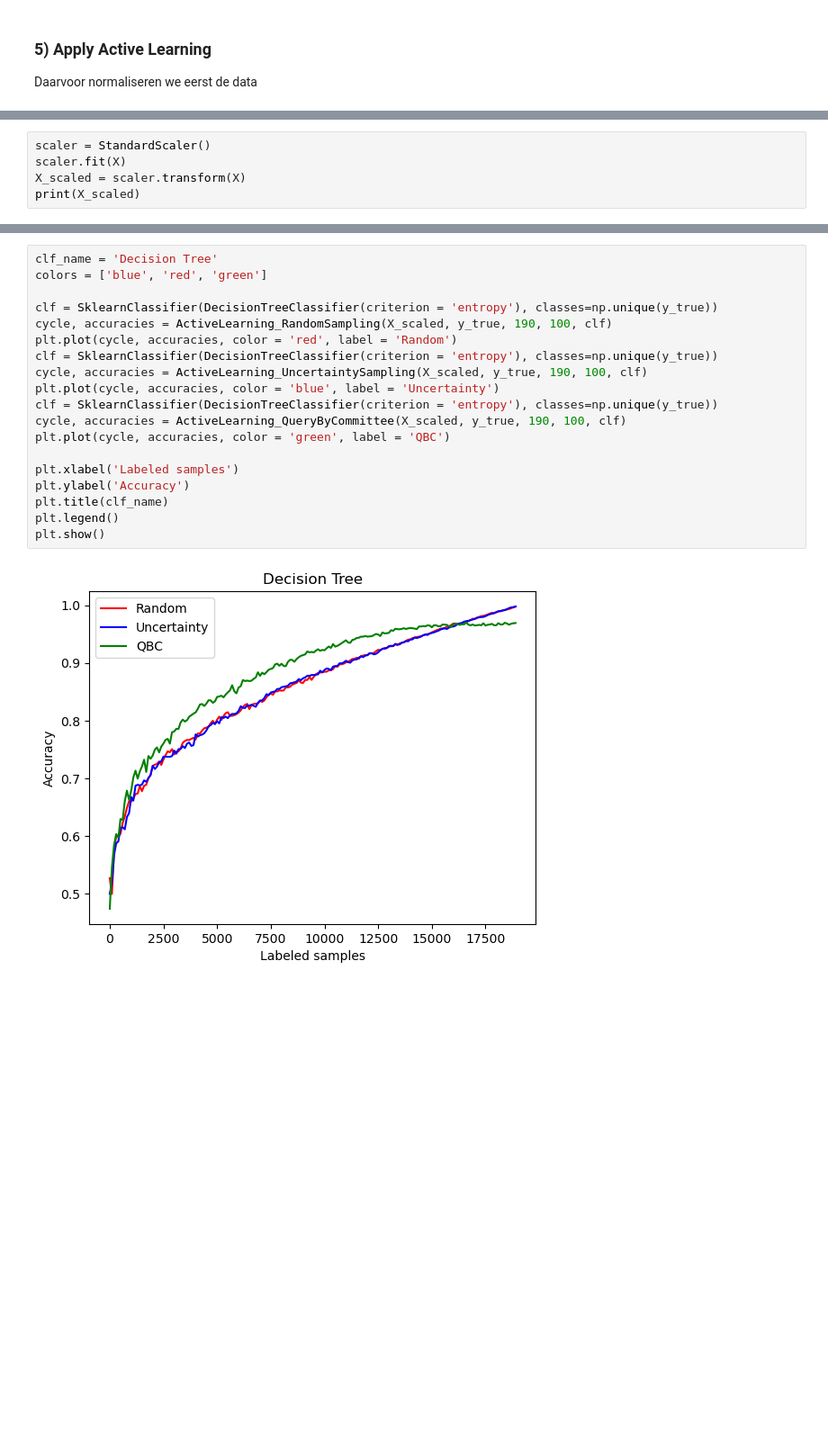
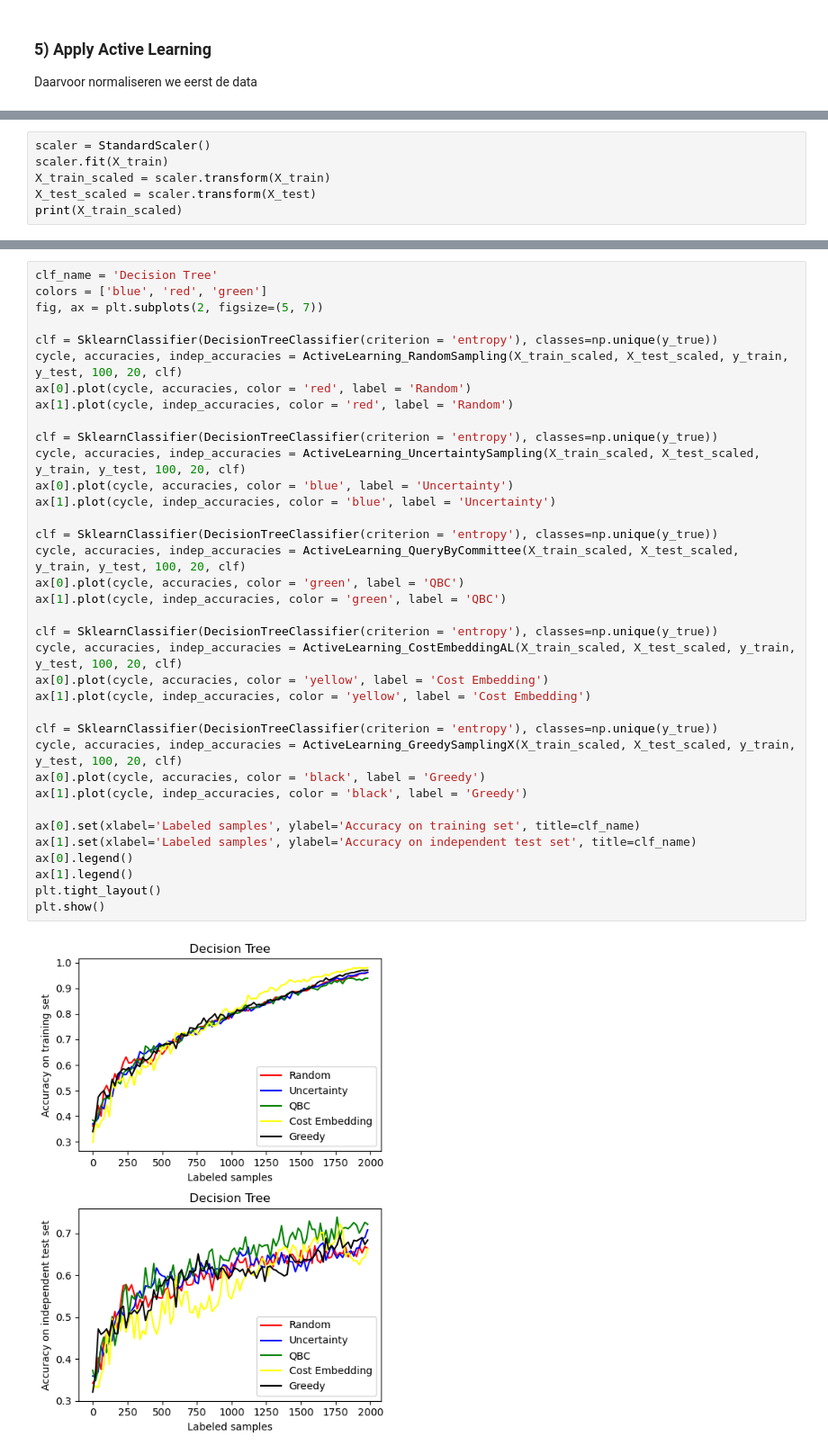
Before and after one commit to silkevdschueren/ActiveML_project, a Jupyter notebook: Active-Learning_DecisionTree.ipynb, the cells around one changed output, grey strips where cells are left out. Shown at 90% size. Drawn from its saved outputs; the diff is of its cells as text; blank space fills up the shorter version.

```diff
--- a/Active-Learning_DecisionTree.ipynb
+++ b/Active-Learning_DecisionTree.ipynb
@@ -136,6 +116,7 @@ print(X)
 # %%
 scaler = StandardScaler()
-scaler.fit(X)
-X_scaled = scaler.transform(X)
-print(X_scaled)
+scaler.fit(X_train)
+X_train_scaled = scaler.transform(X_train)
+X_test_scaled = scaler.transform(X_test)
+print(X_train_scaled)
 # %% [output]
@@ -280,21 +161,38 @@ Decision Tree
 # %%
 clf_name = 'Decision Tree'
 colors = ['blue', 'red', 'green']
+fig, ax = plt.subplots(2, figsize=(5, 7))
 
 clf = SklearnClassifier(DecisionTreeClassifier(criterion = 'entropy'), classes=np.unique(y_true))
-cycle, accuracies = ActiveLearning_RandomSampling(X_scaled, y_true, 190, 100, clf)
-plt.plot(cycle, accuracies, color = 'red', label = 'Random')
+cycle, accuracies, indep_accuracies = ActiveLearning_RandomSampling(X_train_scaled, X_test_scaled, y_train, y_test, 100, 20, clf)
+ax[0].plot(cycle, accuracies, color = 'red', label = 'Random')
+ax[1].plot(cycle, indep_accuracies, color = 'red', label = 'Random')
+
 clf = SklearnClassifier(DecisionTreeClassifier(criterion = 'entropy'), classes=np.unique(y_true))
-cycle, accuracies = ActiveLearning_UncertaintySampling(X_scaled, y_true, 190, 100, clf)
-plt.plot(cycle, accuracies, color = 'blue', label = 'Uncertainty')
+cycle, accuracies, indep_accuracies = ActiveLearning_UncertaintySampling(X_train_scaled, X_test_scaled, y_train, y_test, 100, 20, clf)
+ax[0].plot(cycle, accuracies, color = 'blue', label = 'Uncertainty')
+ax[1].plot(cycle, indep_accuracies, color = 'blue', label = 'Uncertainty')
+
 clf = SklearnClassifier(DecisionTreeClassifier(criterion = 'entropy'), classes=np.unique(y_true))
-cycle, accuracies = ActiveLearning_QueryByCommittee(X_scaled, y_true, 190, 100, clf)
-plt.plot(cycle, accuracies, color = 'green', label = 'QBC')
+cycle, accuracies, indep_accuracies = ActiveLearning_QueryByCommittee(X_train_scaled, X_test_scaled, y_train, y_test, 100, 20, clf)
+ax[0].plot(cycle, accuracies, color = 'green', label = 'QBC')
+ax[1].plot(cycle, indep_accuracies, color = 'green', label = 'QBC')
 
-plt.xlabel('Labeled samples')
-plt.ylabel('Accuracy')
-plt.title(clf_name)
-plt.legend()
+clf = SklearnClassifier(DecisionTreeClassifier(criterion = 'entropy'), classes=np.unique(y_true))
+cycle, accuracies, indep_accuracies = ActiveLearning_CostEmbeddingAL(X_train_scaled, X_test_scaled, y_train, y_test, 100, 20, clf)
+ax[0].plot(cycle, accuracies, color = 'yellow', label = 'Cost Embedding')
+ax[1].plot(cycle, indep_accuracies, color = 'yellow', label = 'Cost Embedding')
+
+clf = SklearnClassifier(DecisionTreeClassifier(criterion = 'entropy'), classes=np.unique(y_true))
+cycle, accuracies, indep_accuracies = ActiveLearning_GreedySamplingX(X_train_scaled, X_test_scaled, y_train, y_test, 100, 20, clf)
+ax[0].plot(cycle, accuracies, color = 'black', label = 'Greedy')
+ax[1].plot(cycle, indep_accuracies, color = 'black', label = 'Greedy')
+
+ax[0].set(xlabel='Labeled samples', ylabel='Accuracy on training set', title=clf_name)
+ax[1].set(xlabel='Labeled samples', ylabel='Accuracy on independent test set', title=clf_name)
+ax[0].legend()
+ax[1].legend()
+plt.tight_layout()
 plt.show()
 # %% [output]
-[figure, old version]
+[figure, new version]
```
Also changed, not shown: parts of 12 cells of this notebook, 4 other files.
